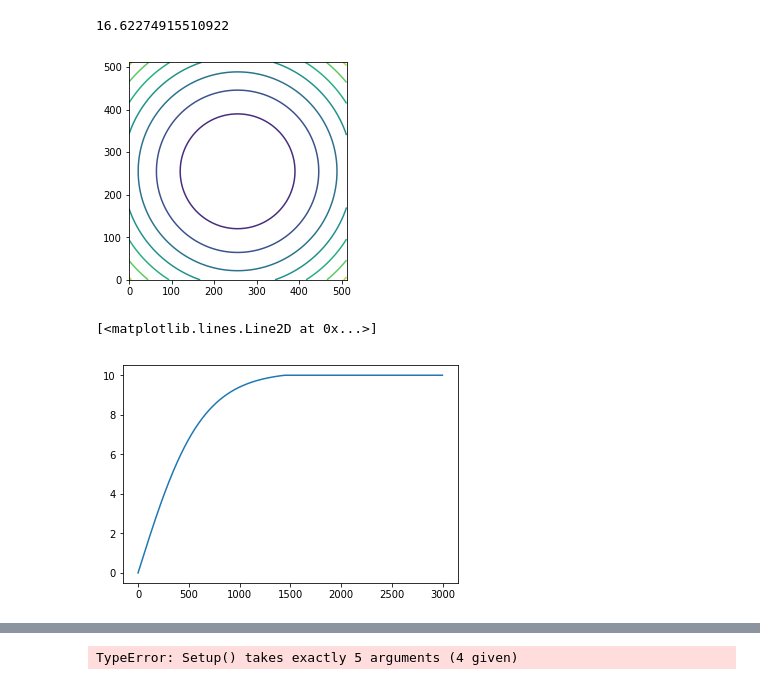
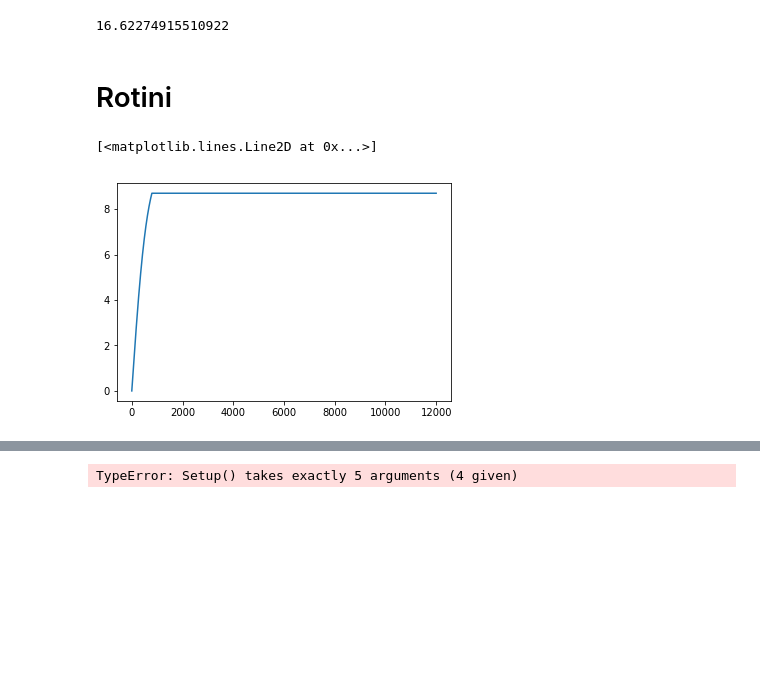
Before and after one commit to biswaroopmukherjee/condensate, a Jupyter notebook: examples/random.ipynb, the cells around one changed output, grey strips where cells are left out. Drawn from its saved outputs; the diff is of its cells as text; code cells hidden in the pictures; blank space fills up the shorter version.

Commit message:
2D rotini!!

```diff
--- a/examples/random.ipynb
+++ b/examples/random.ipynb
@@ -87,10 +87,8 @@ gpcore.Setup(DIM, fov, g, 2e-3,  True, 0.001)
 gpcore.SetHarmonicPotential(omega,0.0) #omega, epsilon
 gpcore.GetPotential(V)
 
-plt.contour(V)
-plt.gca().set_aspect('equal', 'box')
-plt.show()
+# plt.contour(V)
+# plt.gca().set_aspect('equal', 'box')
+# plt.show()
 
-gpcore.Evolve(x,1000,40, True, 2e8)
+gpcore.Evolve(x,1000,40, True, 1e8)
-# %% [output]
-[figure, removed]
@@ -102,10 +97,17 @@ whirrtime = 1500
+# %% [markdown]
+# Rotini
 # %%
+whirrMax = 0.87*omega
+
+steps = 12000
+times = np.arange(steps)
+whirrtime = 1500
+
 # Omega = whirrMax* np.ones(steps)
-Omega = [np.min([whirrMax, whirrMax * 1.02 * np.tanh(2.4 * t / whirrtime)]) for t in times]
+Omega = [np.min([whirrMax, omega * 1.02 * np.tanh(2.4 * t / whirrtime)]) for t in times]
+
+plt.plot(times, Omega)
+# %% [output]
+[<matplotlib.lines.Line2D at 0x...>]
+[figure, added]
-# %%
-plt.plot(times, Omega)
-# plt.axvline(2e3)
-# %% [output]
-[<matplotlib.lines.Line2D at 0x...>]
-[figure, removed]
 # %%
```
Also changed, not shown: parts of 10 cells of this notebook.
